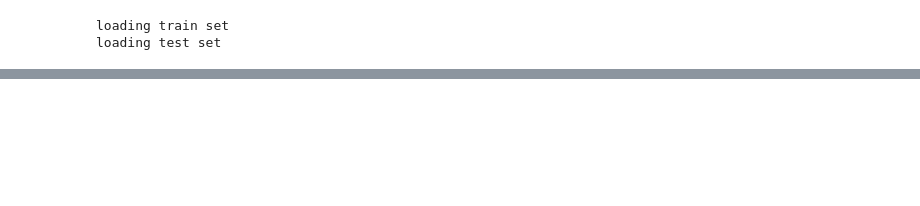
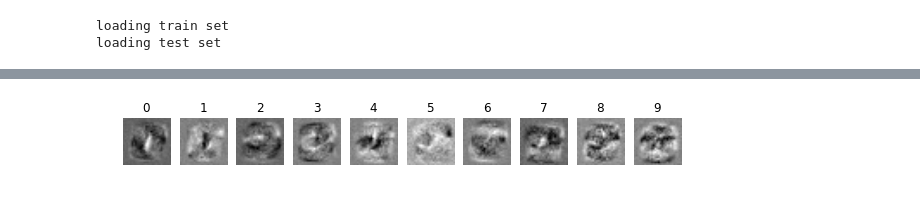
Before and after one commit to agerasev/neural, a Jupyter notebook: digits.ipynb, the cells around one changed output, grey strips where cells are left out. Cells and saved outputs as stored; diff of their text form; code cells hidden in the pictures; blank space fills up the shorter version.

Commit message:
digits: rewrited with new lib

```diff
--- a/digits.ipynb
+++ b/digits.ipynb
@@ -184,13 +98,0 @@ for digit, img in testset[:5]:
-# %%
-rate = 1e-1
-for digit in range(10):
-    img = np.random.random(net.sizes[0])*1e-2
-    res = np.array([i == digit for i in range(10)])
-    for i in range(1000):
-        out, mem = feedforward(net, img, fmem=True)
-        cv = cost(out, res)
-        neterr.fill(0)
-        backprop(net, out, res, mem, neterr)
-        img -= rate*neterr.biases[0]
-        img = np.clip(img, 0, 1)
-    display(np.argmax(out), cv, mkimg(img, imgsize))
@@ -210,0 +155,17 @@ for digit in range(10):
+# %%
+for label in range(10):
+    image = np.random.random(imgsize[0]*imgsize[1])*1e-2
+    for i in range(100):
+        grad = net.newgrad()
+        y, m = net.feed_mem(image)
+        smy = softmax(y)
+        dy = ce_softmax_deriv(smy, label)
+        dx = net.backprop(grad, m, dy)
+        image -= 1e-2*dx
+    plt.subplot(1, 10, label + 1)
+    plt.imshow(255.0*(1.0 - image.reshape(*imgsize)))
+    plt.axis('off')
+    plt.title(label)
+plt.show()
+# %% [output]
+[figure, added]
```
Also changed, not shown: parts of 13 cells of this notebook, 5 other files.
